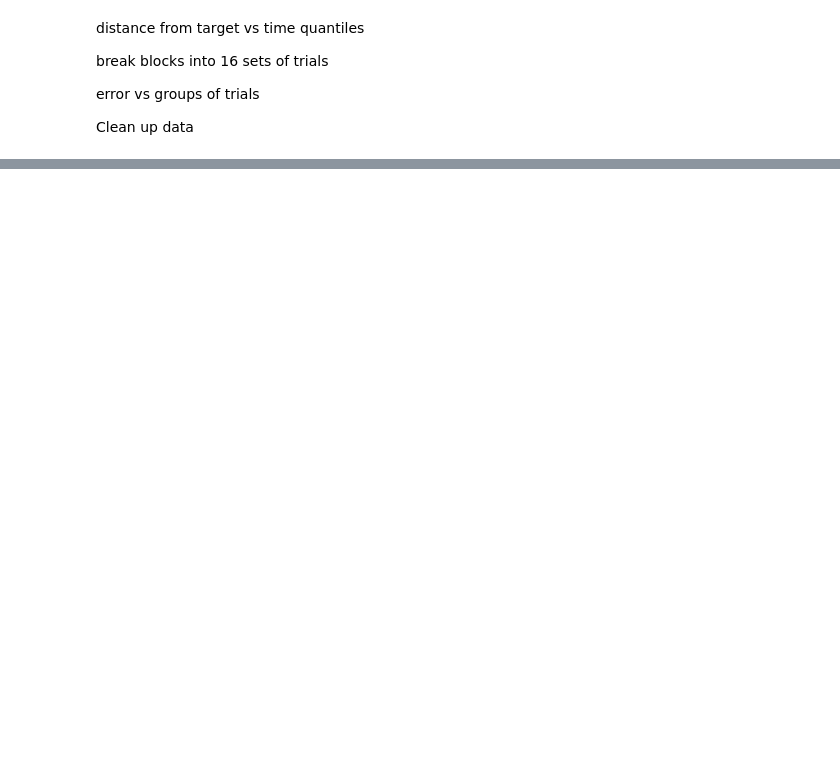
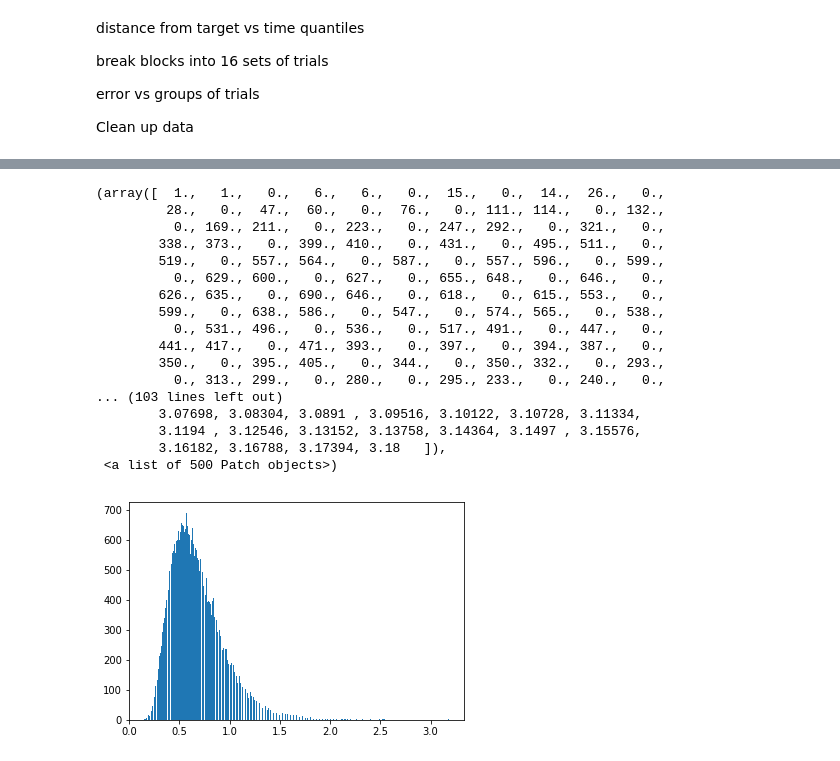
Before and after one commit to tejas-savalia/Lab-Codes, a Jupyter notebook: Psychtoolbox/Visuomotor Adaptation/python_scripts/analyses.ipynb, the cells around one changed output, grey strips where cells are left out. Saved outputs shown, nothing was run; the diff lists cells and outputs as text; code cells hidden in the pictures; blank space fills up the shorter version.

Commit message:
Wald fits ongoing

```diff
--- a/Psychtoolbox/Visuomotor Adaptation/python_scripts/analyses.ipynb
+++ b/Psychtoolbox/Visuomotor Adaptation/python_scripts/analyses.ipynb
@@ -903,0 +834,21 @@ plt.ylabel('Distance to target')
+# %%
+def wald_simulator(boundary, drift, non_dec_time, num_samples):
+
+    #time-steps of the random walk
+    ts = 0.01
+    #diffusion coefficient
+    dc = 0.1
+    scaled_drift = drift*ts
+    scaled_standard_dev = numpy.sqrt((dc**2)*ts)
+    rt = list()
+    for i in range(num_samples):
+        out = 0
+        pos = 0
+        count = 0
+        while (out == 0):
+            pos = pos + numpy.random.normal(scaled_drift, scaled_standard_dev, size = 1)
+            count = count+1
+            if pos > boundary:
+                out = 1
+        rt.append(count*ts - non_dec_time)
+    return rt
@@ -903,0 +908,21 @@ plt.ylabel('Distance to target')
+# %%
+plt.hist(wald_simulator(0.2, 0.3, min(numpy.ravel(its)), len(numpy.ravel(its))), bins = 500)
+# %% [output]
+(array([  1.,   1.,   0.,   6.,   6.,   0.,  15.,   0.,  14.,  26.,   0.,
+         28.,   0.,  47.,  60.,   0.,  76.,   0., 111., 114.,   0., 132.,
+          0., 169., 211.,   0., 223.,   0., 247., 292.,   0., 321.,   0.,
+        338., 373.,   0., 399., 410.,   0., 431.,   0., 495., 511.,   0.,
+        519.,   0., 557., 564.,   0., 587.,   0., 557., 596.,   0., 599.,
+          0., 629., 600.,   0., 627.,   0., 655., 648.,   0., 646.,   0.,
+        626., 635.,   0., 690., 646.,   0., 618.,   0., 615., 553.,   0.,
+        599.,   0., 638., 586.,   0., 547.,   0., 574., 565.,   0., 538.,
+          0., 531., 496.,   0., 536.,   0., 517., 491.,   0., 447.,   0.,
+        441., 417.,   0., 471., 393.,   0., 397.,   0., 394., 387.,   0.,
+        350.,   0., 395., 405.,   0., 344.,   0., 350., 332.,   0., 293.,
+          0., 313., 299.,   0., 280.,   0., 295., 233.,   0., 240.,   0.,
+... (103 lines left out)
+        3.07698, 3.08304, 3.0891 , 3.09516, 3.10122, 3.10728, 3.11334,
+        3.1194 , 3.12546, 3.13152, 3.13758, 3.14364, 3.1497 , 3.15576,
+        3.16182, 3.16788, 3.17394, 3.18   ]),
+ <a list of 500 Patch objects>)
+[figure, added]
```
Also changed, not shown: parts of 51 cells of this notebook, 4 other files.
